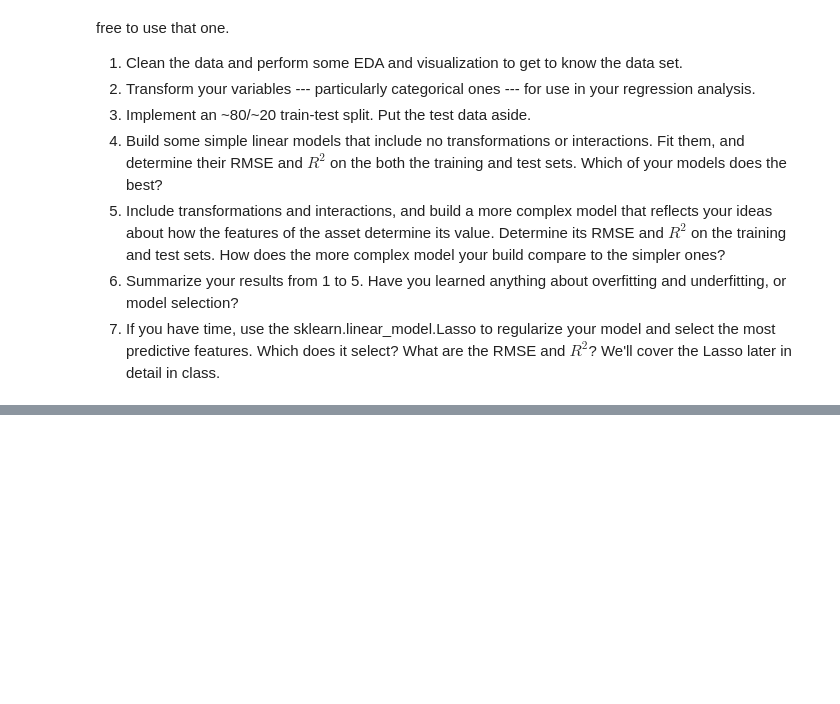
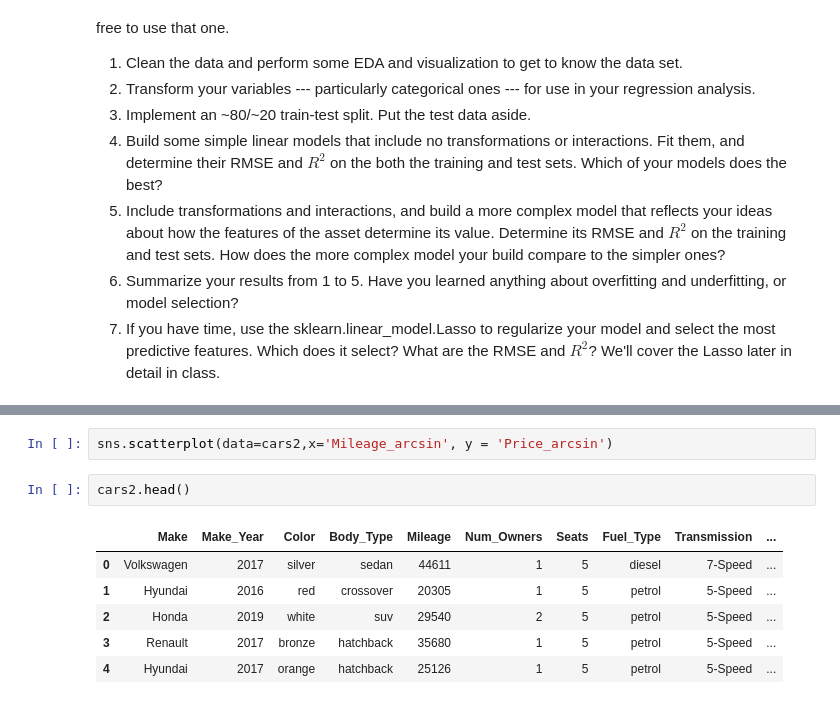
Before and after one commit to borayd3/labs, a Jupyter notebook: 04_hedonic_pricing/04_hedonic_pricing.ipynb, the cells around one changed output, grey strips where cells are left out. Drawn from its saved outputs; the diff is of its cells as text; blank space fills up the shorter version.

```diff
--- a/04_hedonic_pricing/04_hedonic_pricing.ipynb
+++ b/04_hedonic_pricing/04_hedonic_pricing.ipynb
@@ -103,0 +87,11 @@ sns.scatterplot(x=cars2['Mileage'],y=cars2['Price'])
+# %%
+sns.scatterplot(data=cars2,x='Mileage_arcsin', y = 'Price_arcsin')
+# %%
+cars2.head()
+# %% [output]
+|  | Make | Make_Year | Color | Body_Type | Mileage | Num_Owners | Seats | Fuel_Type | Transmission | ... |
+| 0 | Volkswagen | 2017 | silver | sedan | 44611 | 1 | 5 | diesel | 7-Speed | ... |
+| 1 | Hyundai | 2016 | red | crossover | 20305 | 1 | 5 | petrol | 5-Speed | ... |
+| 2 | Honda | 2019 | white | suv | 29540 | 2 | 5 | petrol | 5-Speed | ... |
+| 3 | Renault | 2017 | bronze | hatchback | 35680 | 1 | 5 | petrol | 5-Speed | ... |
+| 4 | Hyundai | 2017 | orange | hatchback | 25126 | 1 | 5 | petrol | 5-Speed | ... |
```
Also changed, not shown: parts of 20 cells of this notebook.
